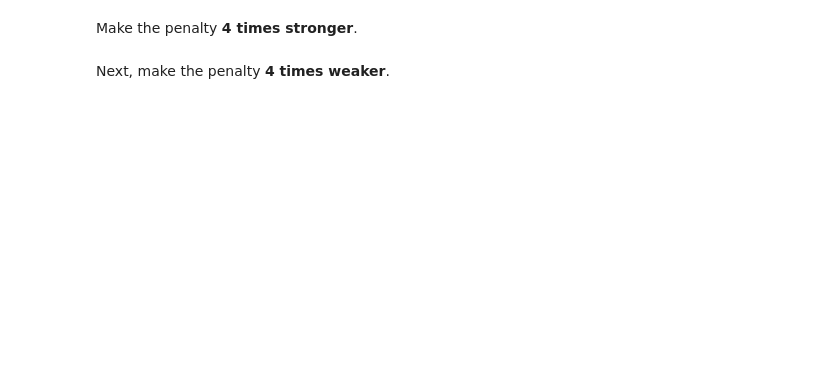
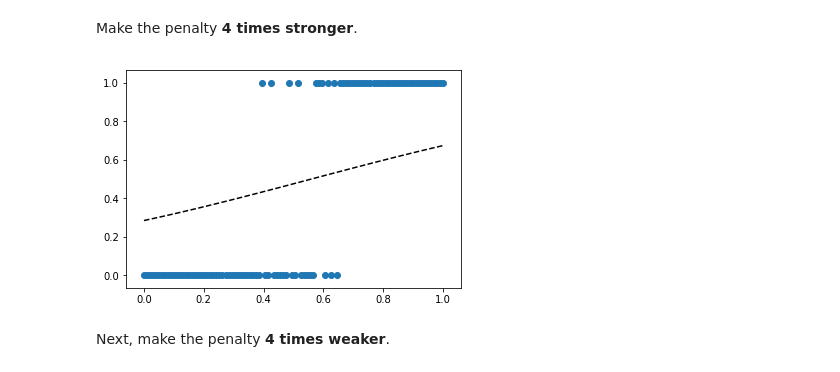
Before and after one commit to jyungtong/study-machine-learning, a Jupyter notebook: Project-3-Workbook-Bundle/Project 3 Workbook Bundle/Module 3 - Classification Algorithms.ipynb, the cells around one changed output. Saved outputs shown, nothing was run; the diff lists cells and outputs as text; code cells hidden in the pictures; blank space fills up the shorter version.

```diff
--- a/Project-3-Workbook-Bundle/Project 3 Workbook Bundle/Module 3 - Classification Algorithms.ipynb
+++ b/Project-3-Workbook-Bundle/Project 3 Workbook Bundle/Module 3 - Classification Algorithms.ipynb
@@ -163,15 +265,19 @@ Just to save ourselves from repeating the same code, let's write a quick helper
 # %%
 def fit_and_plot_classifier(clf):
     # Fit model
-
+    clf.fit(X, y)
 
     # Predict and take second value of each prediction
-
+    pred = clf.predict_proba(X)
+    pred = [p[1] for p in pred]
 
     # Plot
-
+    plt.scatter(X, y)
+    plt.plot(X, pred, 'k--')
+    plt.show()
 
     # Return fitted model and predictions
+    return clf, pred
 # %% [markdown]
 Fit and plot the same logistic regression from earlier, this time using <code style="color:steelblue">fit_and_plot_classifier()</code>.
 # %%
@@ -184,3 +290,13 @@ Make the penalty **4 times stronger**.
+# %%
+# More regularization
+clf, pred = fit_and_plot_classifier(LogisticRegression(C=0.25))
+
+# Note
+# `C` is inverse of the regularization strength
+# - higher `C` weaker penalty
+# - lower `C` stronger penalty
+# %% [output]
+[figure, added]
 # %% [markdown]
 Next, make the penalty **4 times weaker**.
 # %%
```
Also changed, not shown: parts of 29 cells of this notebook, 4 other files.
